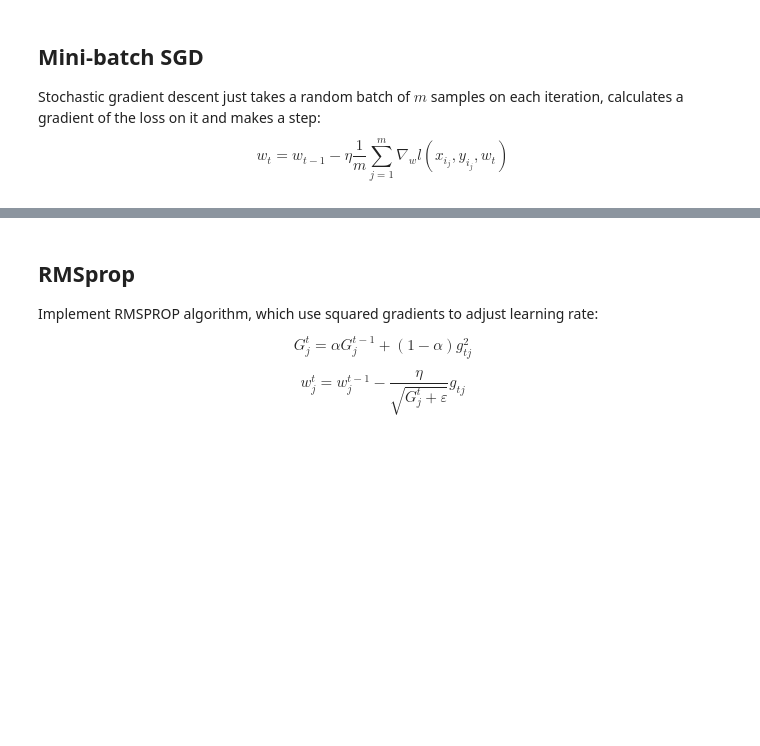
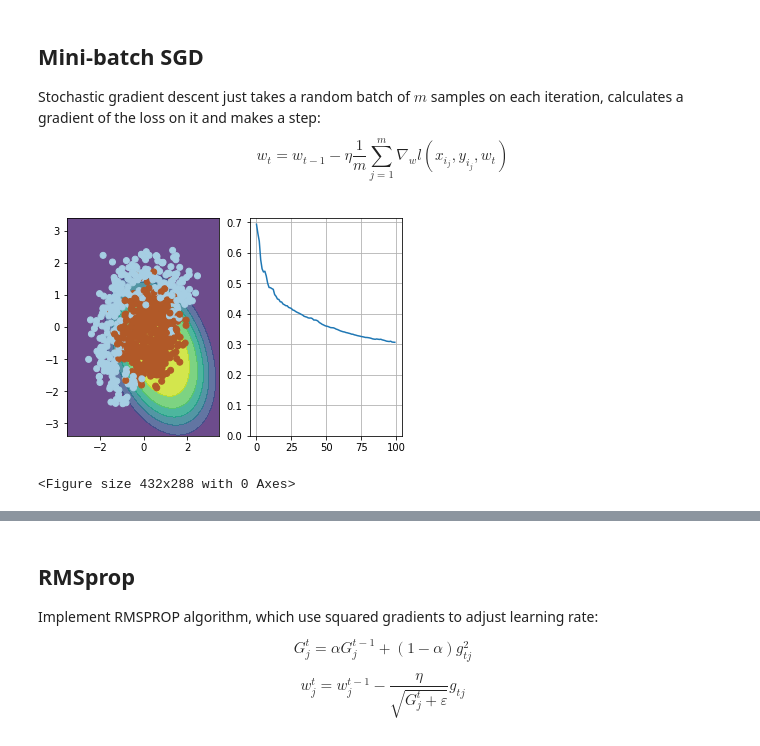
Before and after one commit to sebglon/intro-to-dl, a Jupyter notebook: week1/week01_pa.ipynb, the cells around one changed output, grey strips where cells are left out. Drawn from its saved outputs; the diff is of its cells as text; code cells hidden in the pictures; blank space fills up the shorter version.

```diff
--- a/week1/week01_pa.ipynb
+++ b/week1/week01_pa.ipynb
@@ -161,6 +164,10 @@ Loss for one sample: $$ l(x_i, y_i, w) = - \left[ {y_i \cdot log P(y_i = 1 \, |
 
 Loss for many samples: $$ L(X, \vec{y}, w) =  {1 \over \ell} \sum_{i=1}^\ell l(x_i, y_i, w) $$
 # %%
+def loss_for_one(X,Y,w):
+    P = probability(X,w)
+    l=-(y* np.log(P)+(1-y)*np.log(1-P))
+    return l
 def compute_loss(X, y, w):
     """
     Given feature matrix X [n_samples,6], target vector [n_samples] of 1/0,
@@ -168,9 +175,4 @@ def compute_loss(X, y, w):
     Keep in mind that our loss is averaged over all samples (rows) in X.
     """
     # TODO:<your code here>
-    P = probability(X,w)
-    l=-(y* np.log(P)+(1-y)*np.log(1-P))
-    return 1/len(X)*np.sum(l)
-
-loss = compute_loss(X_expanded, y, dummy_weights)
-print (loss)
+    return 1/len(X)*np.sum(loss_for_one(X,y,w))
@@ -204,8 +205,11 @@ def compute_grad(X, y, w):
     and weight vector w [6], compute vector [6] of derivatives of L over each weights.
     Keep in mind that our loss is averaged over all samples (rows) in X.
     """
-
+    p = probability(X,w)
+    g=np.dot((p-y),X)          # Derivation
+    print (g)
     # TODO<your code here>
+    return 1/len(X)*g
 # %%
 # use output of this cell to fill answer field
 ans_part3 = np.linalg.norm(compute_grad(X_expanded, y, dummy_weights))
@@ -259,27 +268,32 @@ $$ w_t = w_{t-1} - \eta \dfrac{1}{m} \sum_{j=1}^m \nabla_w l(x_{i_j}, y_{i_j}, w
 # %%
 # please use np.random.seed(42), eta=0.1, n_iter=100 and batch_size=4 for deterministic results
 
 np.random.seed(42)
 w = np.array([0, 0, 0, 0, 0, 1])
 
 eta= 0.1 # learning rate
 
 n_iter = 100
 batch_size = 4
 loss = np.zeros(n_iter)
 plt.figure(figsize=(12, 5))
 
 for i in range(n_iter):
     ind = np.random.choice(X_expanded.shape[0], batch_size)
     loss[i] = compute_loss(X_expanded, y, w)
     if i % 10 == 0:
         visualize(X_expanded[ind, :], y[ind], w, loss)
 
     # Keep in mind that compute_grad already does averaging over batch for you!
     # TODO:<your code here>
+    grad_result = compute_grad(X_expanded[ind,:], y[ind], w)
+    w = w - eta*grad_result
 
 visualize(X, y, w, loss)
 plt.clf()
+# %% [output]
+[figure, added]
+<Figure size 432x288 with 0 Axes>
 # %%
 # use output of this cell to fill answer field
 
```
Also changed, not shown: parts of 15 cells of this notebook.
